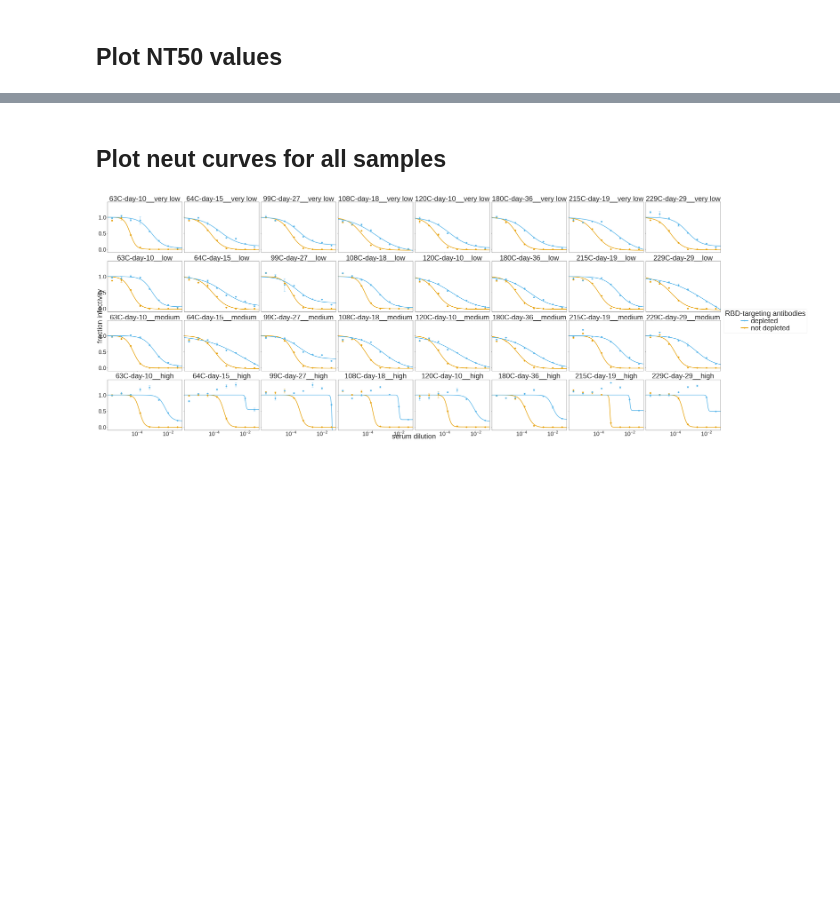
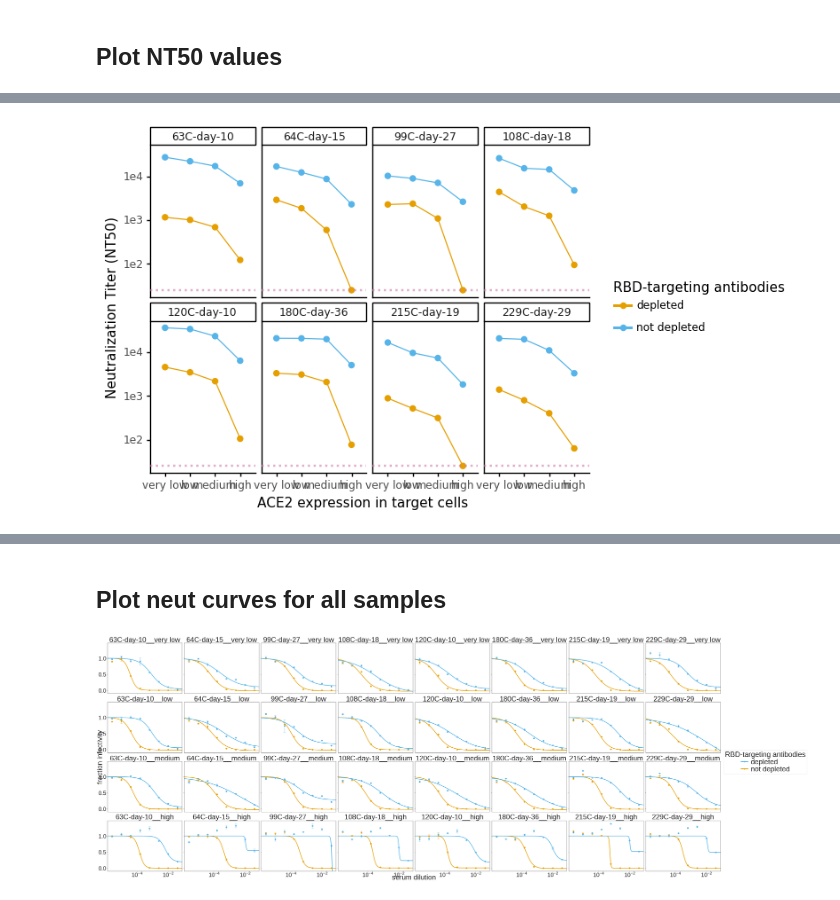
Before and after one commit to jbloomlab/Ace2_expression_neuts, a Jupyter notebook: virus_neutralization.ipynb, the cells around one changed output, grey strips where cells are left out. Saved outputs shown, nothing was run; the diff lists cells and outputs as text; code cells hidden in the pictures; blank space fills up the shorter version.

```diff
--- a/virus_neutralization.ipynb
+++ b/virus_neutralization.ipynb
@@ -180,3 +181,33 @@ NT50.save(f'./{resultsdir}/NT50.pdf')
+# %%
+#why wont the x axis labels change or angle in theme_classic()?
+NT50 = (ggplot(fitparams, aes(x='cells', y='NT50', colour='RBD-targeting antibodies', group = 'RBD-targeting antibodies')) +
+              geom_point(size=2) +
+             geom_line(alpha=1) +
+             theme(figure_size=(4,1),
+                   axis_text=element_text(size=12),
+                   axis_text_x=element_text(size=12, angle= 45),
+                   legend_text=element_text(size=12),
+                   legend_title=element_text(size=12),
+                   axis_title_x=element_text(size=18),
+                   strip_text = element_text(size=12)
+                  ) +
+                geom_hline(yintercept=config['NT50_LOD'],
+                linetype='dotted',
+                size=1,
+                alpha=0.6,
+                color=CBPALETTE[7]) +
+              facet_wrap('sample', ncol = 4)+
+              scale_y_log10(name='Neutralization Titer (NT50)') +
+              xlab('ACE2 expression in target cells') +
+              theme_classic() +
+
+             scale_color_manual(values=CBPALETTE[1:])
+                 )
+
+_ = NT50.draw()
+NT50.save(f'./{resultsdir}/NT50.pdf')
+# %% [output]
+[figure, added]
 # %%
 #copy_merged = fitparams.merge(ACE2_expression_df[['column_you_want', 'other_column_you_want']], on='cells')
 # %%
```
Also changed, not shown: parts of 3 cells of this notebook, 6 other files.
